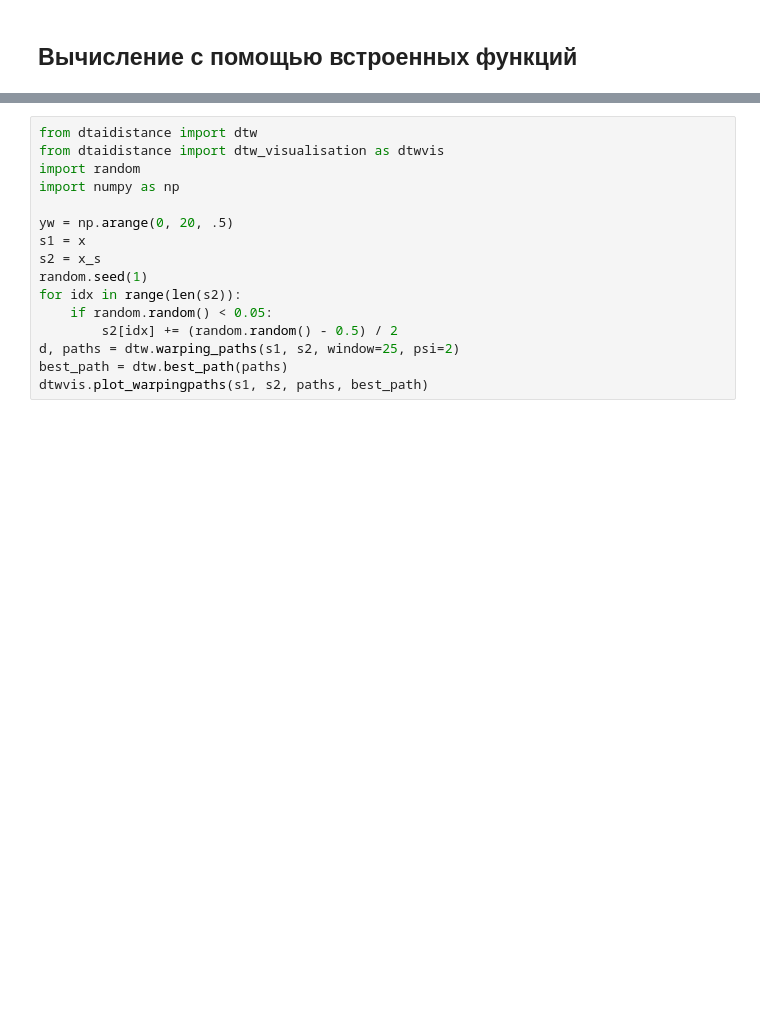
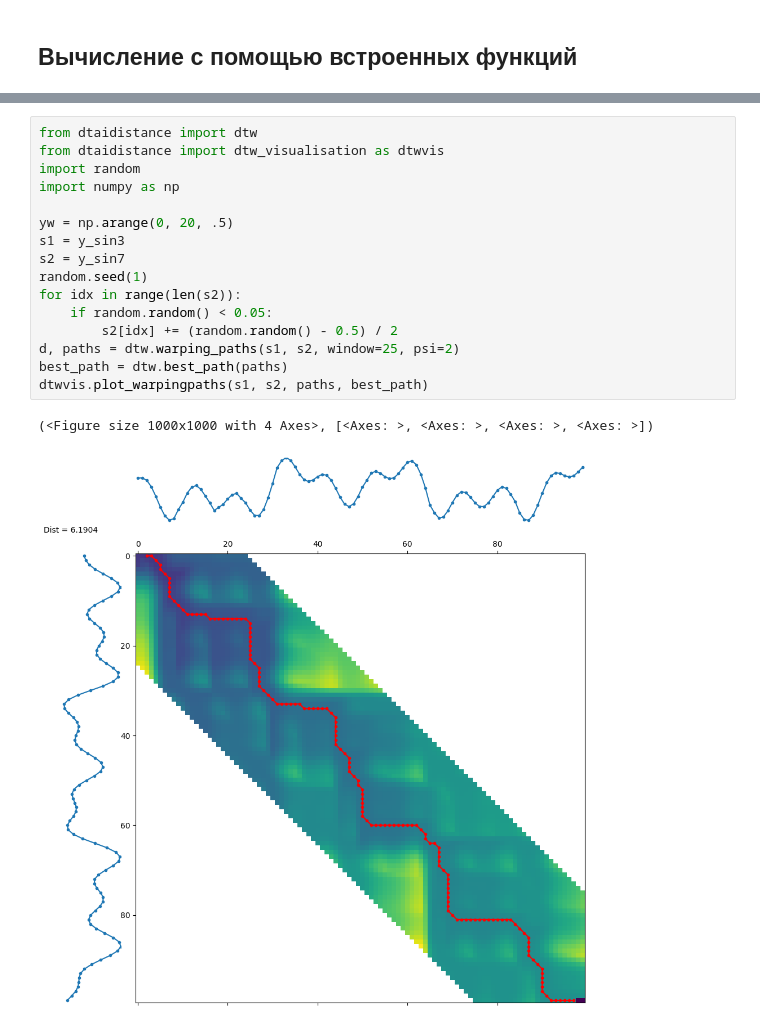
Before and after one commit to EdenStabbfer/PSU_TimeSeries, a Jupyter notebook: Lab-7/homework.ipynb, the cells around one changed output, grey strips where cells are left out. Cells and saved outputs as stored; diff of their text form; blank space fills up the shorter version.

```diff
--- a/Lab-7/homework.ipynb
+++ b/Lab-7/homework.ipynb
@@ -235,16 +235,19 @@ print(paths)
 # %%
 from dtaidistance import dtw
 from dtaidistance import dtw_visualisation as dtwvis
 import random
 import numpy as np
 
 yw = np.arange(0, 20, .5)
-s1 = x
-s2 = x_s
+s1 = y_sin3
+s2 = y_sin7
 random.seed(1)
 for idx in range(len(s2)):
     if random.random() < 0.05:
         s2[idx] += (random.random() - 0.5) / 2
 d, paths = dtw.warping_paths(s1, s2, window=25, psi=2)
 best_path = dtw.best_path(paths)
 dtwvis.plot_warpingpaths(s1, s2, paths, best_path)
+# %% [output]
+(<Figure size 1000x1000 with 4 Axes>, [<Axes: >, <Axes: >, <Axes: >, <Axes: >])
+[figure, added]
```
Also changed, not shown: parts of 13 cells of this notebook.
